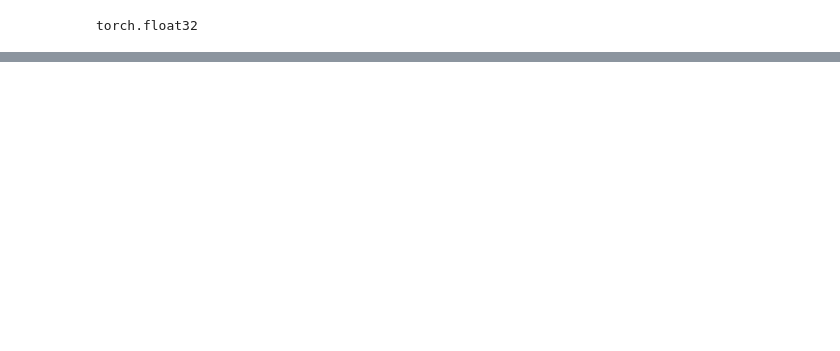
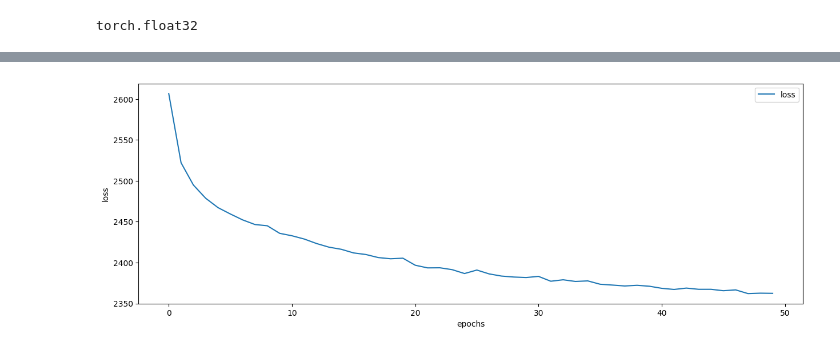
Before and after one commit to sebascarag/AI-SyntheticSound, a Jupyter notebook: TSNE Urbansound8K.ipynb, the cells around one changed output, grey strips where cells are left out. Saved outputs shown, nothing was run; the diff lists cells and outputs as text; code cells hidden in the pictures; blank space fills up the shorter version.

```diff
--- a/TSNE Urbansound8K.ipynb
+++ b/TSNE Urbansound8K.ipynb
@@ -339,0 +421,2 @@ Total Time: 1.18 min
+# %%
+trained_cvae, losses_cvae = train(modelCVAE, data, num_epochs, kl_version=2)
@@ -339,0 +441,4 @@ Total Time: 1.18 min
+# %%
+plot_losses(losses_cvae)
+# %% [output]
+[figure, added]
```
Also changed, not shown: parts of 68 cells of this notebook.
